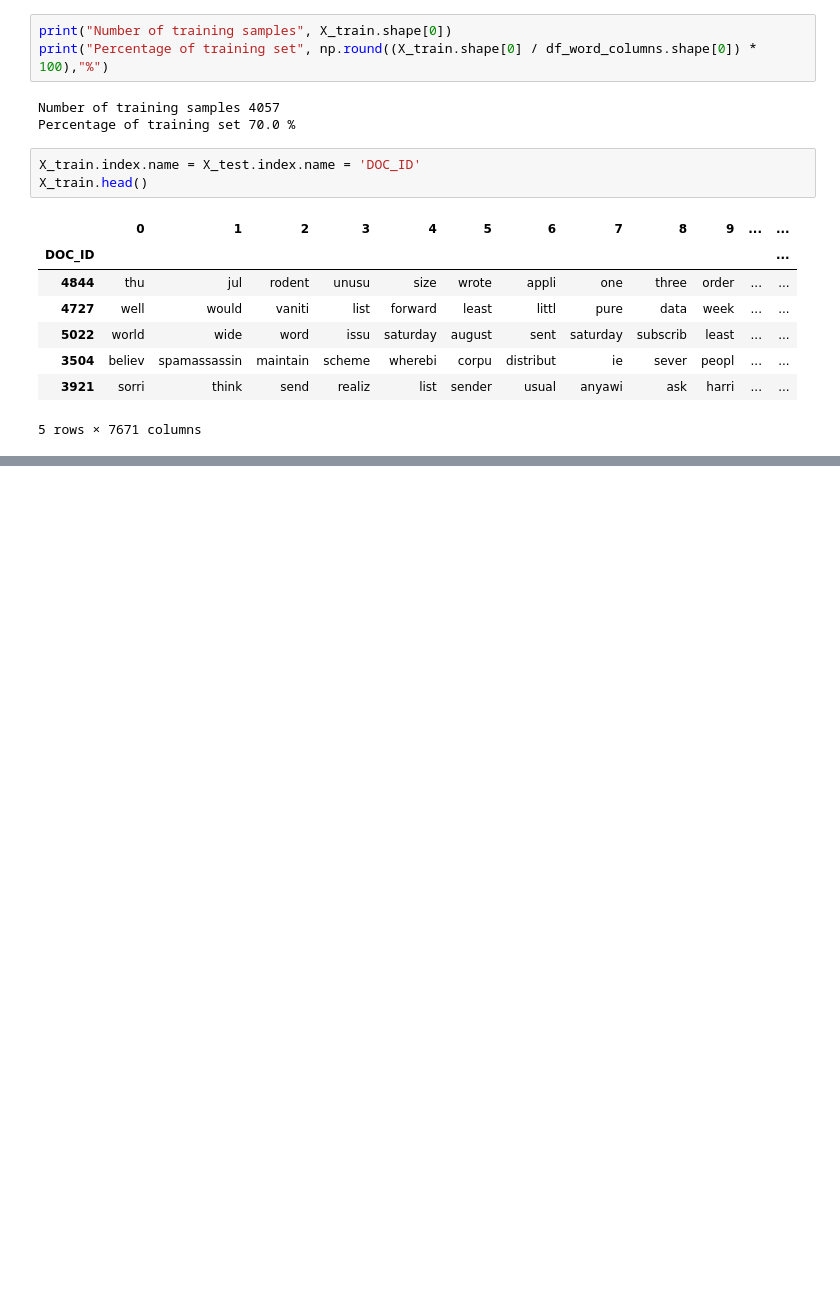
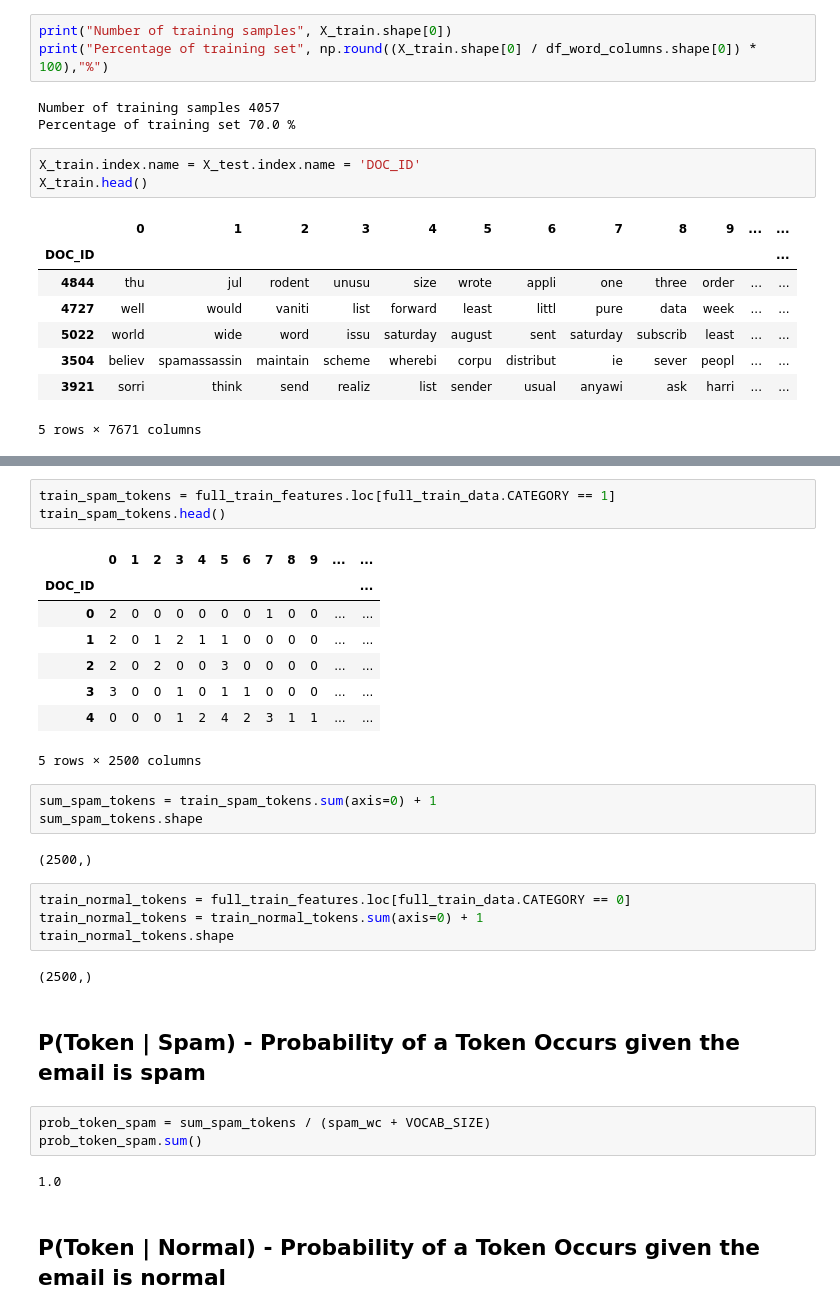
Before and after one commit to Shubhammer7/Naive_Bayes_Spam_Classifier, a Jupyter notebook: spam_email_NBclassifier.ipynb, the cells around one changed output, grey strips where cells are left out. Saved outputs shown, nothing was run; the diff lists cells and outputs as text; blank space fills up the shorter version.

```diff
--- a/spam_email_NBclassifier.ipynb
+++ b/spam_email_NBclassifier.ipynb
@@ -585,0 +852,32 @@ X_train.head()
+# %%
+train_spam_tokens = full_train_features.loc[full_train_data.CATEGORY == 1]
+train_spam_tokens.head()
+# %% [output]
+|  | 0 | 1 | 2 | 3 | 4 | 5 | 6 | 7 | 8 | 9 | ... | ... |
+| DOC_ID |  |  |  |  |  |  |  |  |  |  |  | ... |
+| 0 | 2 | 0 | 0 | 0 | 0 | 0 | 0 | 1 | 0 | 0 | ... | ... |
+| 1 | 2 | 0 | 1 | 2 | 1 | 1 | 0 | 0 | 0 | 0 | ... | ... |
+| 2 | 2 | 0 | 2 | 0 | 0 | 3 | 0 | 0 | 0 | 0 | ... | ... |
+| 3 | 3 | 0 | 0 | 1 | 0 | 1 | 1 | 0 | 0 | 0 | ... | ... |
+| 4 | 0 | 0 | 0 | 1 | 2 | 4 | 2 | 3 | 1 | 1 | ... | ... |
+5 rows × 2500 columns
+# %%
+sum_spam_tokens = train_spam_tokens.sum(axis=0) + 1
+sum_spam_tokens.shape
+# %% [output]
+(2500,)
+# %%
+train_normal_tokens = full_train_features.loc[full_train_data.CATEGORY == 0]
+train_normal_tokens = train_normal_tokens.sum(axis=0) + 1
+train_normal_tokens.shape
+# %% [output]
+(2500,)
+# %% [markdown]
+## P(Token | Spam) - Probability of a Token Occurs given the email is spam
+# %%
+prob_token_spam = sum_spam_tokens / (spam_wc + VOCAB_SIZE)
+prob_token_spam.sum()
+# %% [output]
+1.0
+# %% [markdown]
+## P(Token | Normal) - Probability of a Token Occurs given the email is normal
```
Also changed, not shown: parts of 59 cells of this notebook, 3 other files.
